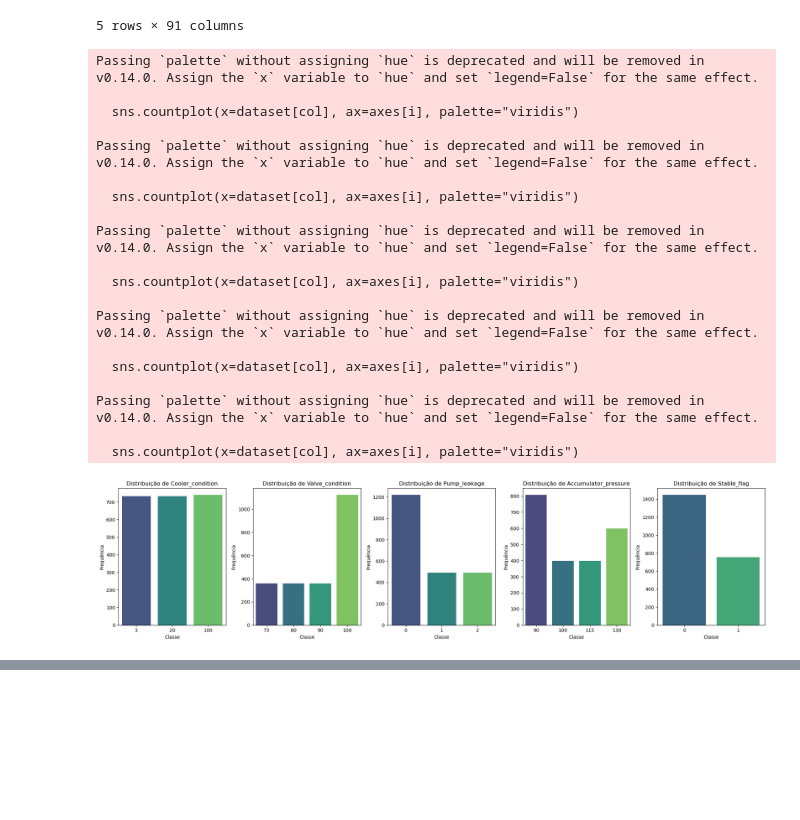
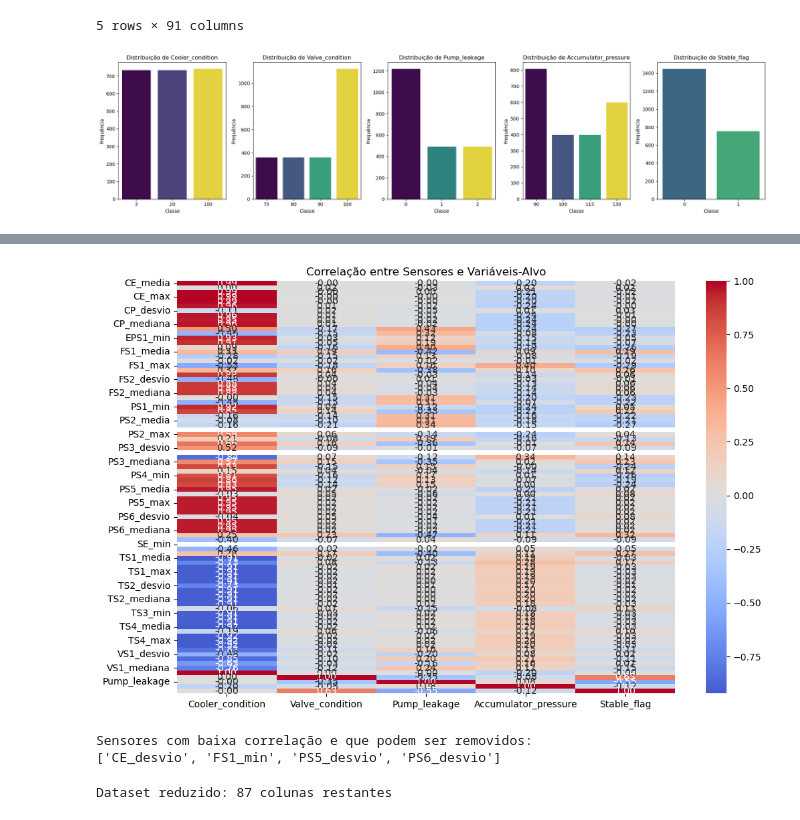
Before and after one commit to cllmenate/Condition-Monitoring-of-Hydraulic-Systems, a Jupyter notebook: Untitled.ipynb, the cells around one changed output, grey strips where cells are left out. Saved outputs shown, nothing was run; the diff lists cells and outputs as text; code cells hidden in the pictures; blank space fills up the shorter version.

Commit message:
Filtragem na Modelagem e Adição de Gráficos
- Filtragem com base na correlação
- Normalização dos dados
- Médias móveis
- Derivadas

```diff
--- a/Untitled.ipynb
+++ b/Untitled.ipynb
@@ -22,39 +23,20 @@ dataset.head()
 # %%
 # Definir as variáveis-alvo
 target_cols = ["Cooler_condition", "Valve_condition", "Pump_leakage", "Accumulator_pressure", "Stable_flag"]
 
 # Criar gráficos de distribuição para cada variável-alvo
 fig, axes = plt.subplots(1, 5, figsize=(20, 5))
 
 for i, col in enumerate(target_cols):
-    sns.countplot(x=dataset[col], ax=axes[i], palette="viridis")
+    sns.countplot(x=dataset[col], ax=axes[i], palette="viridis", hue=dataset[col], legend=False)
     axes[i].set_title(f"Distribuição de {col}")
     axes[i].set_xlabel("Classe")
     axes[i].set_ylabel("Frequência")
 
 plt.tight_layout()
 plt.show()
 # %% [output]
-Passing `palette` without assigning `hue` is deprecated and will be removed in v0.14.0. Assign the `x` variable to `hue` and set `legend=False` for the same effect.
-
-  sns.countplot(x=dataset[col], ax=axes[i], palette="viridis")
-
-Passing `palette` without assigning `hue` is deprecated and will be removed in v0.14.0. Assign the `x` variable to `hue` and set `legend=False` for the same effect.
-
-  sns.countplot(x=dataset[col], ax=axes[i], palette="viridis")
-
-Passing `palette` without assigning `hue` is deprecated and will be removed in v0.14.0. Assign the `x` variable to `hue` and set `legend=False` for the same effect.
-
-  sns.countplot(x=dataset[col], ax=axes[i], palette="viridis")
-
-Passing `palette` without assigning `hue` is deprecated and will be removed in v0.14.0. Assign the `x` variable to `hue` and set `legend=False` for the same effect.
-
-  sns.countplot(x=dataset[col], ax=axes[i], palette="viridis")
-
-Passing `palette` without assigning `hue` is deprecated and will be removed in v0.14.0. Assign the `x` variable to `hue` and set `legend=False` for the same effect.
-
-  sns.countplot(x=dataset[col], ax=axes[i], palette="viridis")
-[figure, old version]
+[figure, new version]
 # %%
 for col in target_cols:
     print(dataset[col].value_counts())
@@ -76,3 +58,42 @@ Stable_flag
 0    1449
 1     756
 Name: count, dtype: int64
+# %%
+# Selecionar apenas as colunas de sensores e variáveis-alvo
+sensor_cols = [col for col in dataset.columns if col not in ["Ciclo"] + target_cols]
+dataset_corr = dataset[sensor_cols + target_cols].corr()
+
+# Criar um heatmap da matriz de correlação
+plt.figure(figsize=(12, 8))
+sns.heatmap(dataset_corr[target_cols], annot=True, fmt=".2f", cmap="coolwarm", center=0)
+plt.title("Correlação entre Sensores e Variáveis-Alvo")
+plt.show()
+# %% [output]
+[figure, added]
+# %%
+# Definir o limiar de correlação mínima (exemplo: ±0.1)
+correlation_threshold = 0.1
+
+# Selecionar sensores
+sensor_cols = [col for col in dataset.columns if col not in ["Ciclo"] + target_cols]
+
+# Calcular a correlação absoluta com as variáveis-alvo
+low_corr_sensors = []
+for sensor in sensor_cols:
+    max_corr = dataset_corr[sensor][target_cols].abs().max()  # Pega a maior correlação com qualquer variável-alvo
+    if max_corr < correlation_threshold:
+        low_corr_sensors.append(sensor)
+
+# Mostrar sensores pouco relevantes
+print("Sensores com baixa correlação e que podem ser removidos:")
+print(low_corr_sensors)
+# %% [output]
+Sensores com baixa correlação e que podem ser removidos:
+['CE_desvio', 'FS1_min', 'PS5_desvio', 'PS6_desvio']
+# %%
+dataset_reduced = dataset.drop(columns=low_corr_sensors)
+dataset_reduced.to_csv("dataset_filtrado.csv", index=False)
+
+print(f"Dataset reduzido: {dataset_reduced.shape[1]} colunas restantes")
+# %% [output]
+Dataset reduzido: 87 colunas restantes
```
Also changed, not shown: parts of 10 cells of this notebook, 1 other file.
